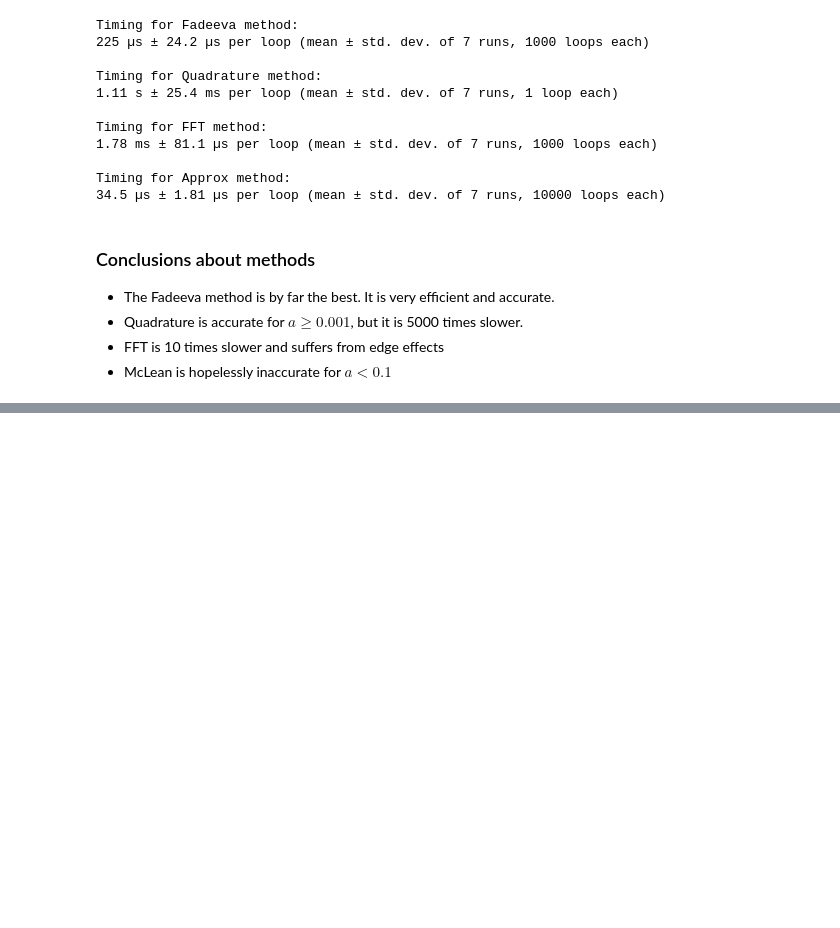
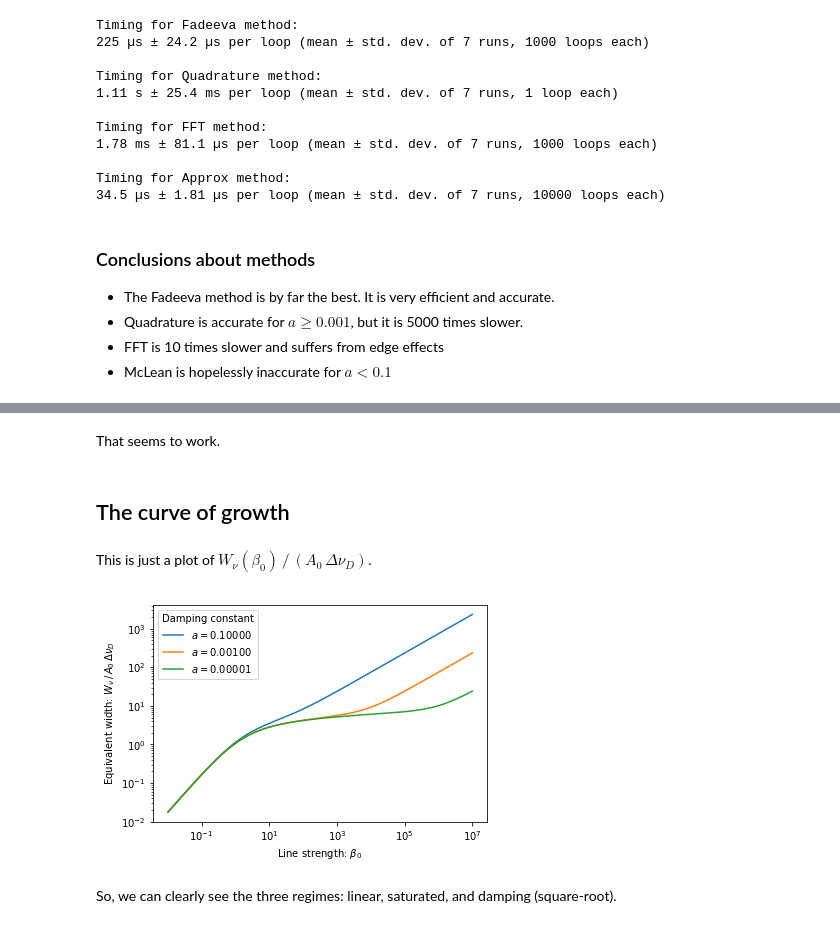
Before and after one commit to deprecated/equivalent-widths, a Jupyter notebook: curve-of-growth.ipynb, the cells around one changed output, grey strips where cells are left out. Saved outputs shown, nothing was run; the diff lists cells and outputs as text; code cells hidden in the pictures; blank space fills up the shorter version.

```diff
--- a/curve-of-growth.ipynb
+++ b/curve-of-growth.ipynb
@@ -221,0 +256,5 @@ Timing for Approx method:
+# %%
+def W(a, beta0, A0):
+    """Equivalent width in units of the Doppler width"""
+    result, error = quad(A, -np.infty, np.infty, args=(a, beta0, A0))
+    return result
@@ -221,0 +276,24 @@ Timing for Approx method:
+# %% [markdown]
+That seems to work.
+# %% [markdown]
+## The curve of growth
+# %% [markdown]
+This is just a plot of $W_\nu(\beta_0) \,/\, (A_0 \, \Delta\nu_D)$.
+# %%
+bgrid = np.logspace(-2.0, 7.0, 200)
+fig, ax = plt.subplots()
+for a in 1e-1, 1e-3, 1e-5:
+    label = f"$a = {a:.5f}$"
+    wgrid = np.array([W(a, b, A0)/A0 for b in bgrid])
+    ax.plot(bgrid, wgrid, label=label)
+ax.legend(title="Damping constant")
+ax.set(
+    xscale="log", yscale="log",
+    xlabel=r"Line strength: $\beta_0$",
+    ylabel=r"Equivalent width: $W_\nu \,/\, A_0\, \Delta\nu_D$"
+)
+None
+# %% [output]
+[figure, added]
+# %% [markdown]
+So, we can clearly see the three regimes: linear, saturated, and damping (square-root).
```
Also changed, not shown: parts of 10 cells of this notebook.
